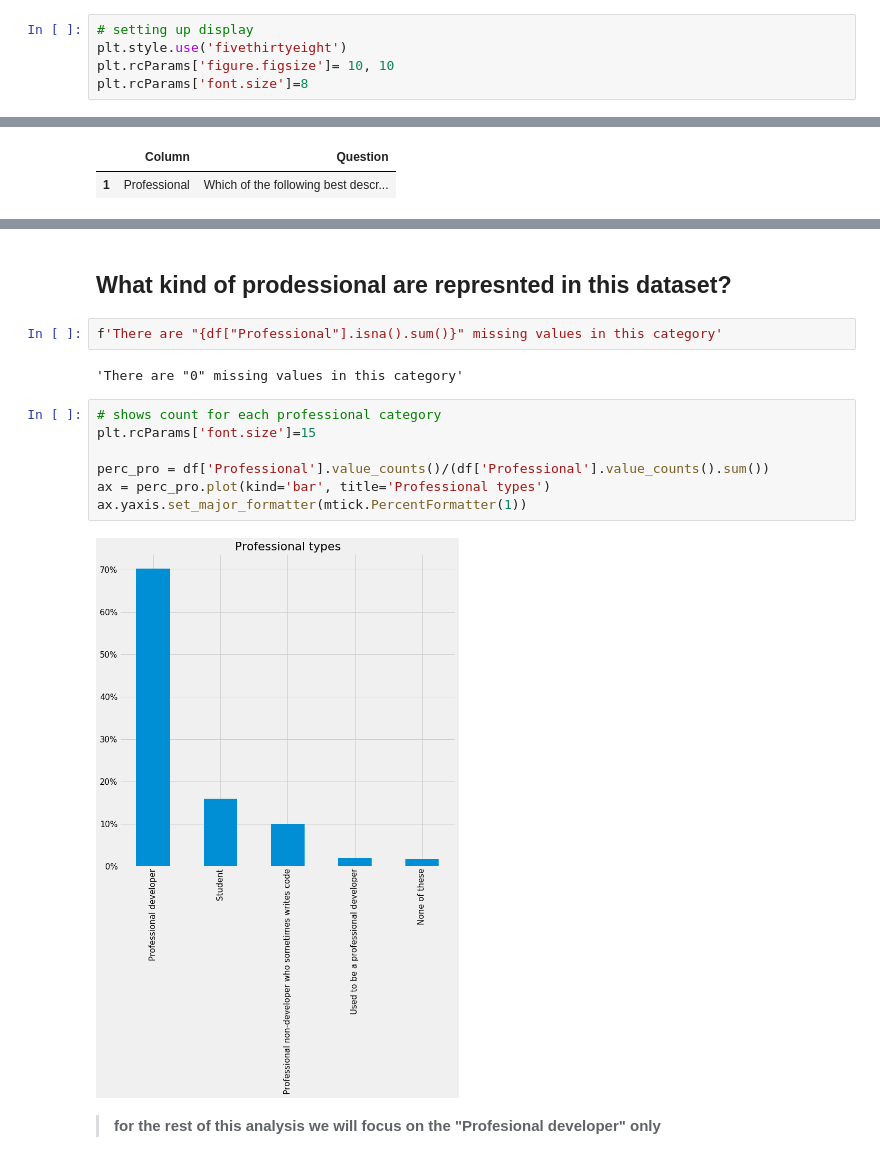
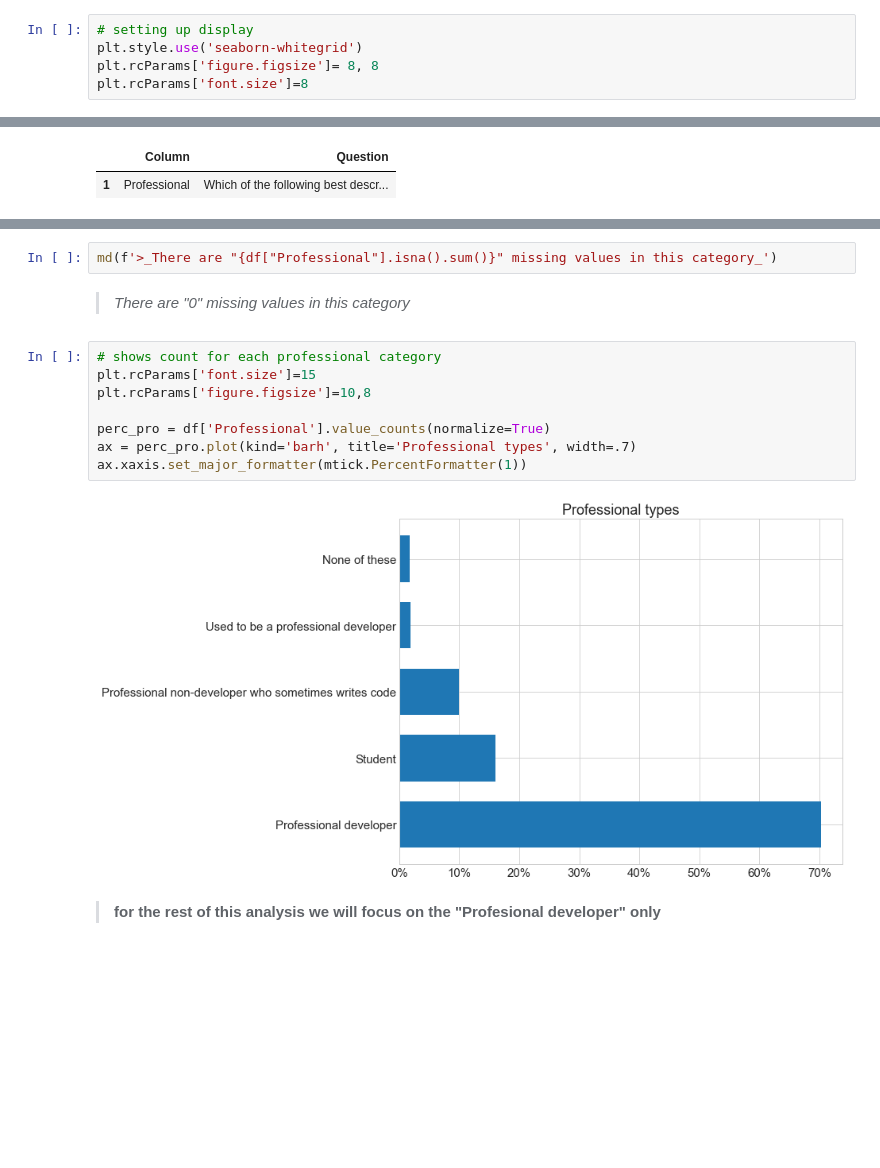
Before and after one commit to 6one2/Stack_PublicSurvey, a Jupyter notebook: code/StackPublicSurvey.ipynb, the cells around one changed output, grey strips where cells are left out. Cells and saved outputs as stored; diff of their text form; blank space fills up the shorter version.

```diff
--- a/code/StackPublicSurvey.ipynb
+++ b/code/StackPublicSurvey.ipynb
@@ -11,6 +15,6 @@ import matplotlib.ticker as mtick
 from stack_functions import getChoices, convert2USD
 # %%
 # setting up display
-plt.style.use('fivethirtyeight')
-plt.rcParams['figure.figsize']= 10, 10
+plt.style.use('seaborn-whitegrid')
+plt.rcParams['figure.figsize']= 8, 8
 plt.rcParams['font.size']=8
@@ -39,18 +36,17 @@ df.head()
-# %% [markdown]
-## What kind of prodessional are represnted in this dataset?
 # %%
-f'There are "{df["Professional"].isna().sum()}" missing values in this category'
+md(f'>_There are "{df["Professional"].isna().sum()}" missing values in this category_')
 # %% [output]
-'There are "0" missing values in this category'
+>_There are "0" missing values in this category_
 # %%
 # shows count for each professional category
 plt.rcParams['font.size']=15
+plt.rcParams['figure.figsize']=10,8
 
-perc_pro = df['Professional'].value_counts()/(df['Professional'].value_counts().sum())
-ax = perc_pro.plot(kind='bar', title='Professional types')
-ax.yaxis.set_major_formatter(mtick.PercentFormatter(1))
+perc_pro = df['Professional'].value_counts(normalize=True)
+ax = perc_pro.plot(kind='barh', title='Professional types', width=.7)
+ax.xaxis.set_major_formatter(mtick.PercentFormatter(1))
 # %% [output]
-[figure, old version]
+[figure, new version]
 # %% [markdown]
 > __for the rest of this analysis we will focus on the "Profesional developer" only__
 # %%
```
Also changed, not shown: parts of 38 cells of this notebook, 2 other files.
